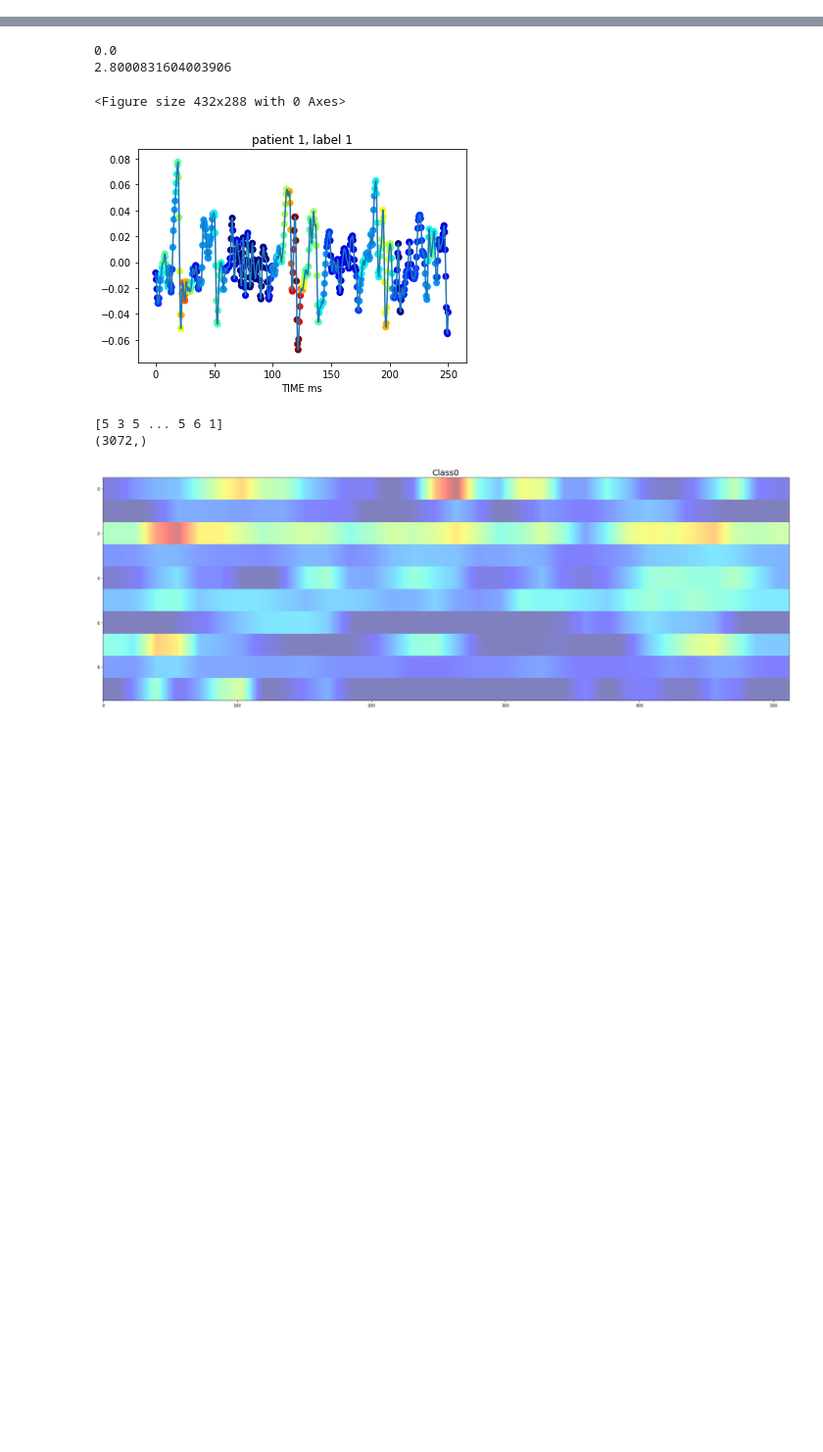
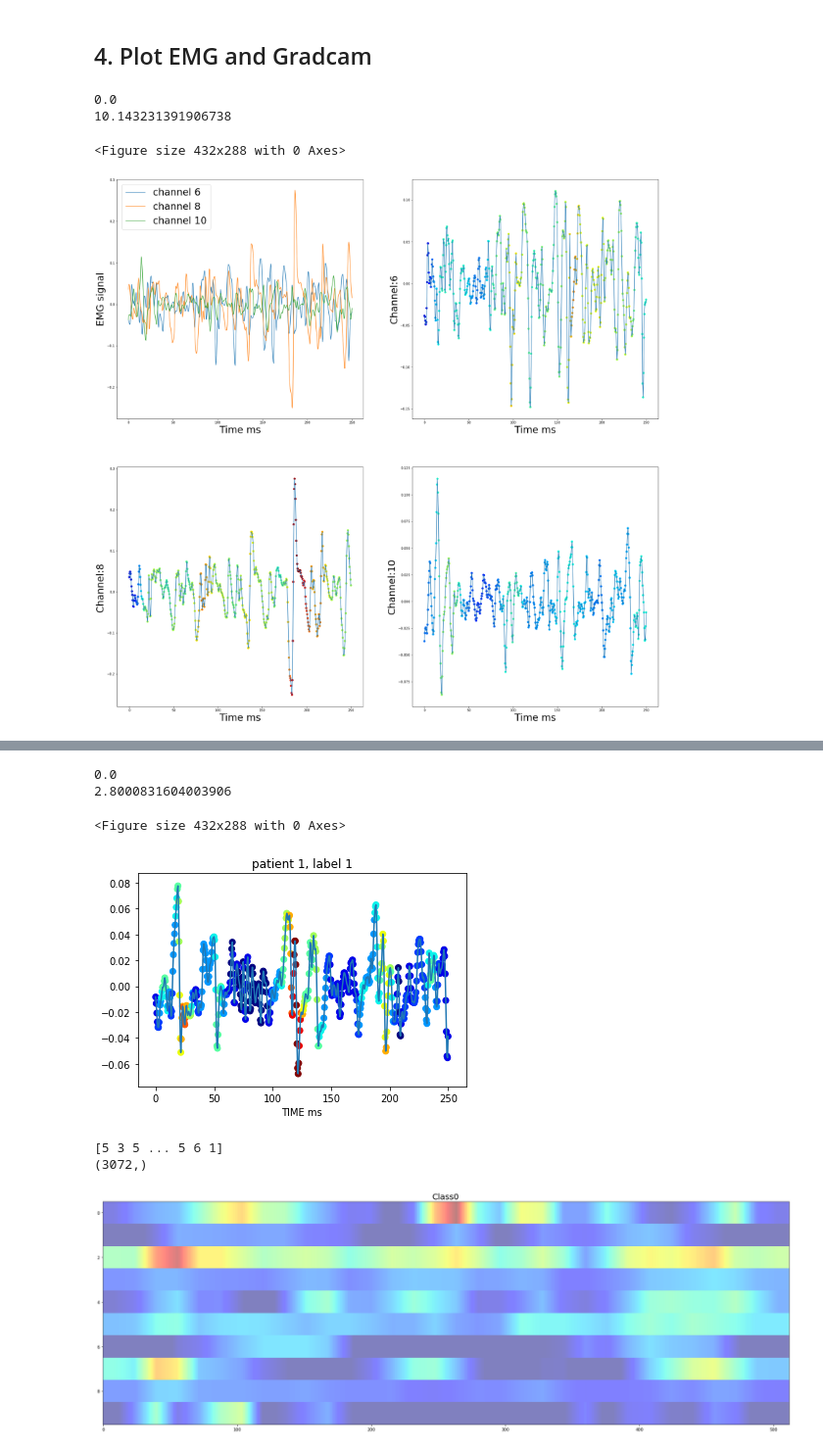
Before and after one commit to noemi-gozzi/Thesis-XAI, a Jupyter notebook: src/visualization/EMG gradcam.ipynb, the cells around one changed output, grey strips where cells are left out. Shown at 98% size. Cells and saved outputs as stored; diff of their text form; code cells hidden in the pictures; blank space fills up the shorter version.

```diff
--- a/src/visualization/EMG gradcam.ipynb
+++ b/src/visualization/EMG gradcam.ipynb
@@ -73 +99,69 @@ plt.show()
+# %% [markdown]
+## 4. Plot EMG and Gradcam
+# %%
+ex=190
+single_instance = Xtest_list[cls]
+single_instance = single_instance[ex, :, :]
+plt.figure()
+time = np.linspace(0, 250, 512)
+channel=[0, 6, 9]
+
+plt.figure(figsize=(30,30))
+min_val = np.min(gradcam_value[ex,:,:])
+print(min_val)
+max_val = np.max(gradcam_value[ex,:,:])
+print(max_val)
+plt.subplot(221)
+plt.plot(time, single_instance[5, :])
+plt.plot(time, single_instance[7, :])
+plt.plot(time, single_instance[9, :])
+plt.xlabel("Time ms", fontsize=30)
+plt.ylabel("EMG signal", fontsize=30)
+plt.legend(["channel 6", "channel 8", "channel 10"], fontsize=30)
+
+plt.subplot(222)
+ch=5
+c_map = gradcam_value[ex, ch, :]
+jet = cm.get_cmap('jet', )
+c_map_new = np.zeros((len(c_map), 4))
+for index in range(len(c_map)):
+    c_map_new[index, :] = jet((c_map[index] - min_val) / (max_val - min_val))
+plt.plot(time, single_instance[ch, :])
+plt.scatter(time, single_instance[ch, :], c=c_map_new)
+plt.xlabel("Time ms", fontsize=30)
+plt.ylabel("Channel:{}".format(ch+1), fontsize=30)
+
+
+plt.subplot(223)
+ch=7
+c_map = gradcam_value[ex, ch, :]
+jet = cm.get_cmap('jet', )
+c_map_new = np.zeros((len(c_map), 4))
+for index in range(len(c_map)):
+    c_map_new[index, :] = jet((c_map[index] - min_val) / (max_val - min_val))
+plt.plot(time, single_instance[ch, :])
+plt.scatter(time, single_instance[ch, :], c=c_map_new)
+plt.xlabel("Time ms", fontsize=30)
+plt.ylabel("Channel:{} ".format(ch+1), fontsize=30)
+
+plt.subplot(224)
+ch=9
+c_map = gradcam_value[ex, ch, :]
+jet = cm.get_cmap('jet', )
+c_map_new = np.zeros((len(c_map), 4))
+for index in range(len(c_map)):
+    c_map_new[index, :] = jet((c_map[index] - min_val) / (max_val - min_val))
+plt.plot(time, single_instance[ch, :])
+plt.scatter(time, single_instance[ch, :], c=c_map_new)
+plt.xlabel("Time ms", fontsize=30)
+plt.ylabel("Channel:{}".format(ch+1), fontsize=30)
+
+plt.savefig(root_path+"/resources/GRAD-CAM method 2/EMG_patient{}_ex{}_label{}_conv1D.png".format(patient, ex, cls))
+
+plt.show()
+# %% [output]
+0.0
+10.143231391906738
+<Figure size 432x288 with 0 Axes>
+[figure, added]
 # %%
```
Also changed, not shown: parts of 20 cells of this notebook, 1 other file.
